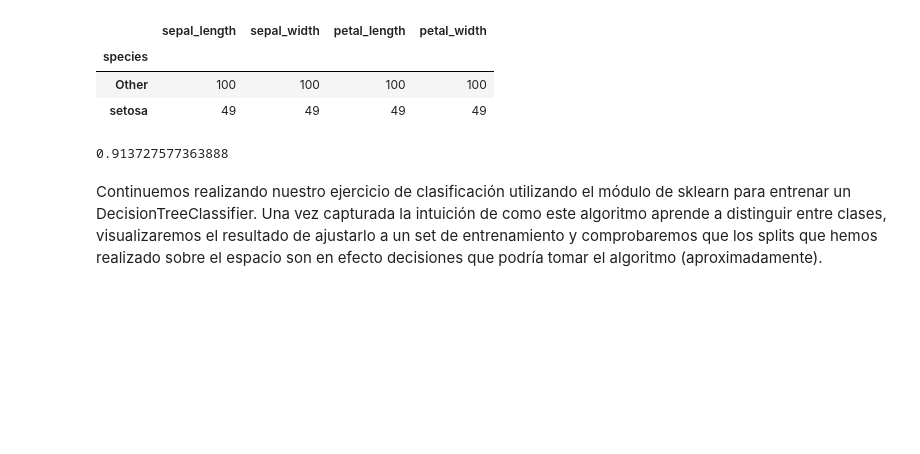
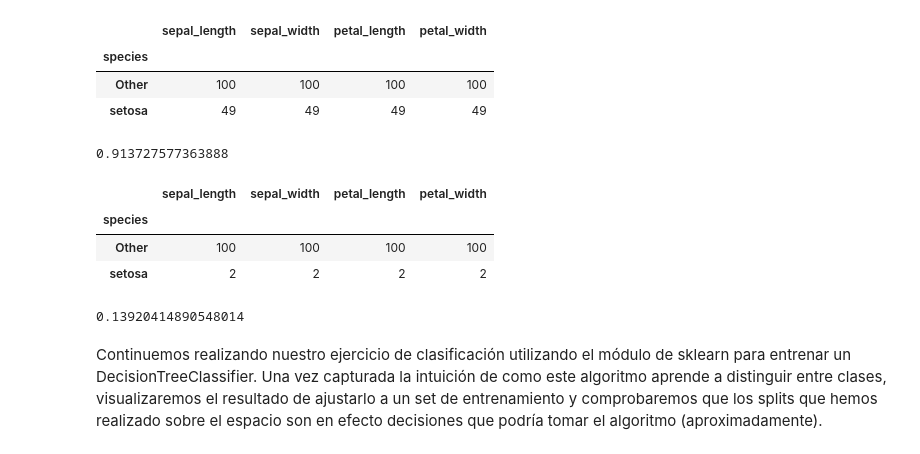
Before and after one commit to LluisArrue/idal_ia3_uv, a Jupyter notebook: Copia_de_Decision_trees.ipynb, the cells around one changed output. Saved outputs shown, nothing was run; the diff lists cells and outputs as text; code cells hidden in the pictures; blank space fills up the shorter version.

```diff
--- a/Copia_de_Decision_trees.ipynb
+++ b/Copia_de_Decision_trees.ipynb
@@ -111,6 +111,23 @@ def entropy_calculation(selected_class, other):
 entropy_calculation(49, 100)
 # %% [output]
 0.913727577363888
+# %%
+# Ejemplo
+
+threshold = 1.8
+
+df_filtered = basic_splitter(dataset, threshold,
+                             "setosa", split_type = "greater")
+df_filtered.groupby("species").count()
+# %% [output]
+|  | sepal_length | sepal_width | petal_length | petal_width |
+| species |  |  |  |  |
+| Other | 100 | 100 | 100 | 100 |
+| setosa | 2 | 2 | 2 | 2 |
+# %%
+entropy_calculation(2, 100)
+# %% [output]
+0.13920414890548014
 # %% [markdown]
 Continuemos realizando nuestro ejercicio de clasificación utilizando el módulo de sklearn para entrenar un DecisionTreeClassifier. Una vez capturada la intuición de como este algoritmo aprende a distinguir entre clases, visualizaremos el resultado de ajustarlo a un set de entrenamiento y comprobaremos que los splits que hemos realizado sobre el espacio son en efecto decisiones que podría tomar el algoritmo (aproximadamente).
 # %%
```
Also changed, not shown: parts of 23 cells of this notebook.
